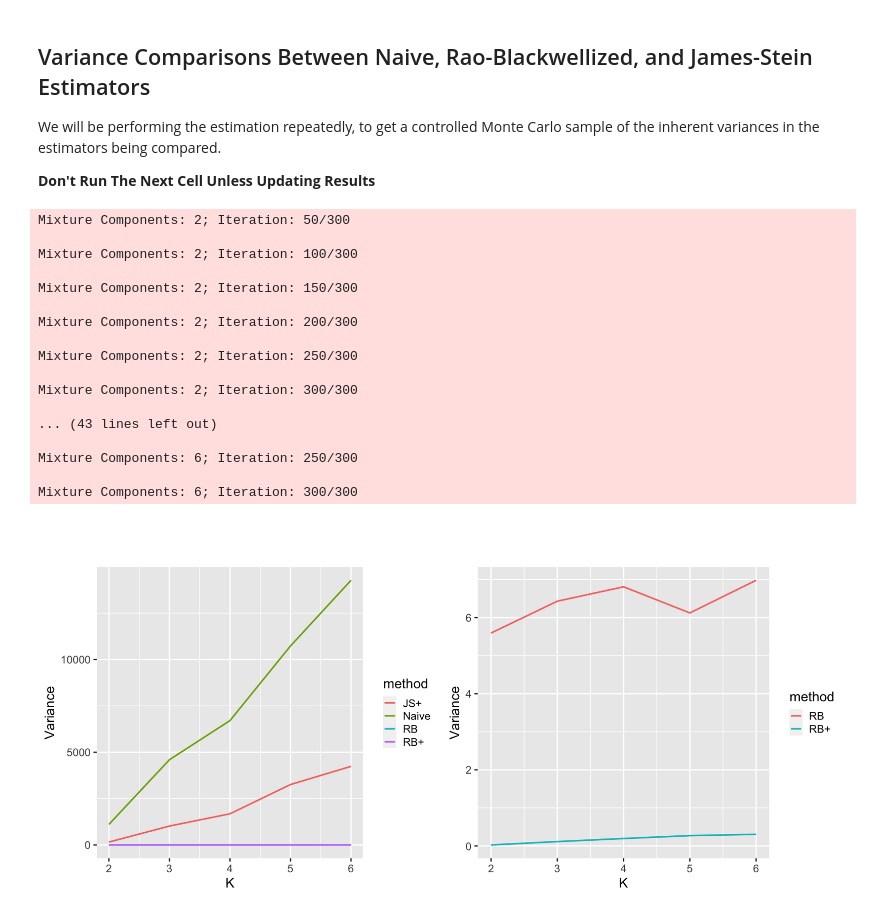
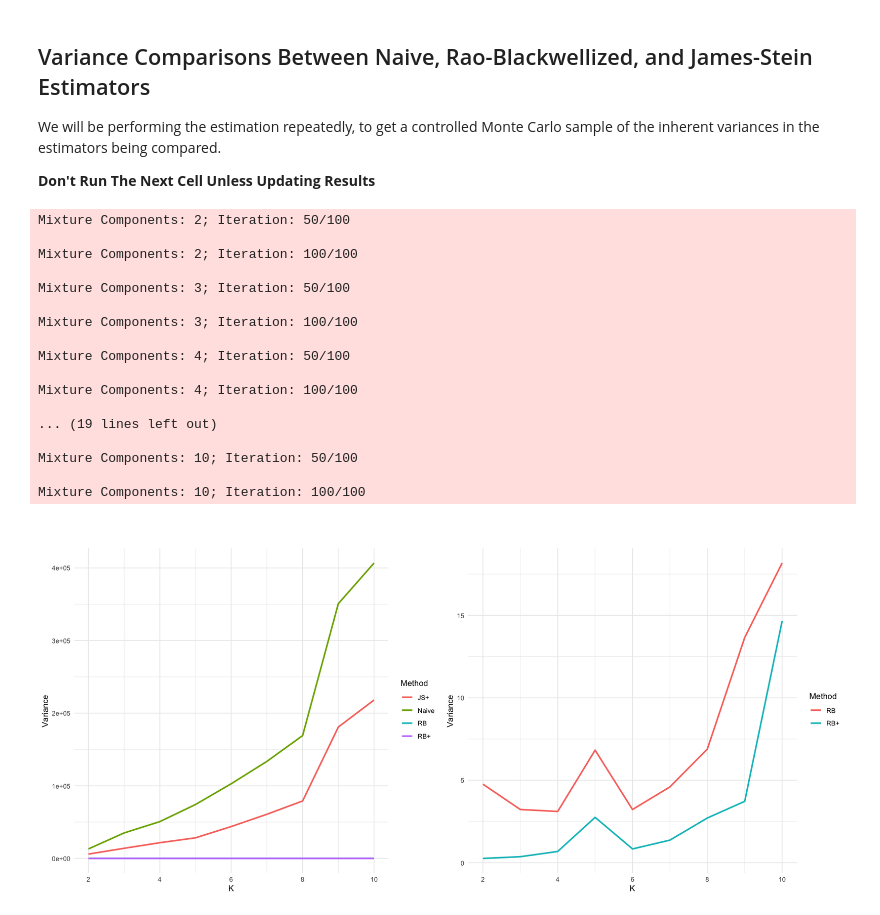
Before and after one commit to dominicdayta/jsbbvi, a Jupyter notebook: variance-comparisons.ipynb, the cells around one changed output. Cells and saved outputs as stored; diff of their text form; code cells hidden in the pictures.

```diff
--- a/variance-comparisons.ipynb
+++ b/variance-comparisons.ipynb
@@ -20,14 +38,15 @@ We will be performing the estimation repeatedly, to get a controlled Monte Carlo
 **Don't Run The Next Cell Unless Updating Results**
 # %%
 all.variances <- NULL
-niter <- 300
-sampsize <- 150
-mc_size <- 1000
+niter <- 100
+sampsize <- 200
+mc_size <- 500
 
 all_means <- -5:5
+all_vars <- rep(3, times = length(all_means))
 
-for(K in 2:6){
-    d <- generate_mixture(sampsize, runif(K), means=all_means[1:K])
+for(K in 2:10){
+    d <- generate_mixture(sampsize, runif(K), means=all_means[1:K], vars=all_vars[1:K])
 
     phi <- t(sapply(d, function(x){
         y <- runif(K)
@@ -39,10 +58,10 @@ for(K in 2:6){
     for(i in 1:niter){
         if(i %% 50 == 0) message(paste0("Mixture Components: ", K, "; Iteration: ", i, "/", niter))
 
-        dat.nav <- generate_samples(mc_size, y = d, phi = phi, m=m, method="Naive")
-        dat.rbl <- generate_samples(mc_size, y = d, phi = phi, m=m, method="RB")
-        dat.jsp <- generate_samples(mc_size, y = d, phi = phi, m=m, method="JS+")
-        dat.rbp <- generate_samples(mc_size, y = d, phi = phi, m=m, method="RB+")
+        dat.nav <- generate_samples(mc_size, y = d, phi = phi, m=m, ssq=all_vars[1:K], method="Naive")
+        dat.rbl <- generate_samples(mc_size, y = d, phi = phi, m=m, ssq=all_vars[1:K], method="RB")
+        dat.jsp <- generate_samples(mc_size, y = d, phi = phi, m=m, ssq=all_vars[1:K], method="JS+")
+        dat.rbp <- generate_samples(mc_size, y = d, phi = phi, m=m, ssq=all_vars[1:K], method="RB+")
 
         iters[[i]] <- rbind(
             cbind(method="Naive", iter=i, generate_bbvi(dat.nav)),
@@ -61,50 +80,50 @@ for(K in 2:6){
     }
 }
 
-saveRDS(all.variances, "Outputs/all_variances_2_6_version2.R")
-saveRDS(mse, "Outputs/last_iteration.R")
+saveRDS(all.variances, "Outputs/all_variances.RDS")
+saveRDS(mse, "Outputs/last_iteration.RDS")
 # %% [output]
-Mixture Components: 2; Iteration: 50/300
+Mixture Components: 2; Iteration: 50/100
 
-Mixture Components: 2; Iteration: 100/300
+Mixture Components: 2; Iteration: 100/100
 
-Mixture Components: 2; Iteration: 150/300
+Mixture Components: 3; Iteration: 50/100
 
-Mixture Components: 2; Iteration: 200/300
+Mixture Components: 3; Iteration: 100/100
 
-Mixture Components: 2; Iteration: 250/300
+Mixture Components: 4; Iteration: 50/100
 
-Mixture Components: 2; Iteration: 300/300
+Mixture Components: 4; Iteration: 100/100
 
-... (43 lines left out)
+... (19 lines left out)
 
-Mixture Components: 6; Iteration: 250/300
+Mixture Components: 10; Iteration: 50/100
 
-Mixture Components: 6; Iteration: 300/300
+Mixture Components: 10; Iteration: 100/100
 # %%
-all.variances <- rbind(
-    readRDS("Outputs/all_variances_2_6_version2.R"),
-    readRDS("Outputs/all_variances_7_10.R")
-)
-
-all.variances <- readRDS("Outputs/all_variances_2_6_version2.R")
+all.variances <- readRDS("Outputs/all_variances.RDS")
 
 p1 <- all.variances %>%
     ggplot(aes(x=K, y=exp(logVar), color=method)) +
     geom_line(linewidth=1) +
     labs(title = "", subtitle = "", x = "K", y = "Variance") +
-    theme_grey(base_size=18)
+    theme_grey(base_size=22) +
+    scale_color_discrete(name = "Method") +
+    theme_minimal()
+
 p2 <- all.variances %>%
     filter(method %in% c("RB","RB+")) %>%
     ggplot(aes(x=K, y=exp(logVar), color=method)) +
     geom_line(linewidth=1) +
     labs(title = "", subtitle = "", x = "K", y = "Variance") +
-    theme_grey(base_size=18)
+    theme_grey(base_size=22) +
+    scale_color_discrete(name = "Method") +
+    theme_minimal()
 
 options(repr.plot.width = 15, repr.plot.height = 7)
 grid.arrange(p1, p2, nrow = 1)
 # %% [output]
-[figure, old version]
+[figure, new version]
 # %%
 all.efficiencies <- NULL
 for(k in 2:6){
```
Also changed, not shown: parts of 26 cells of this notebook, 12 other files.
